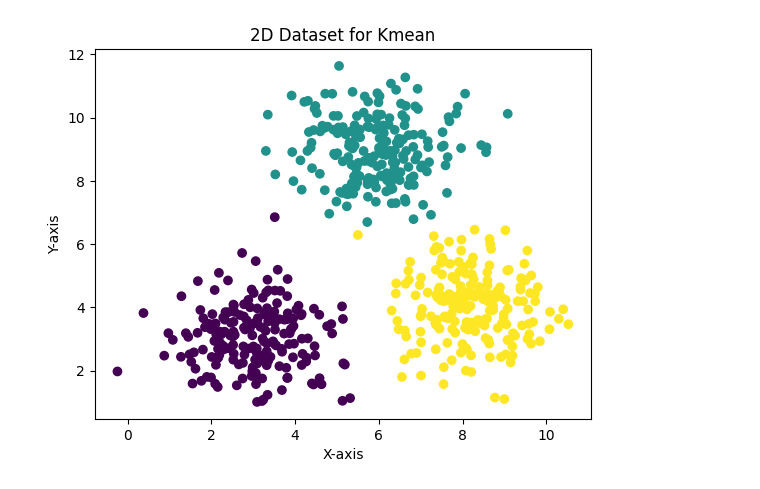
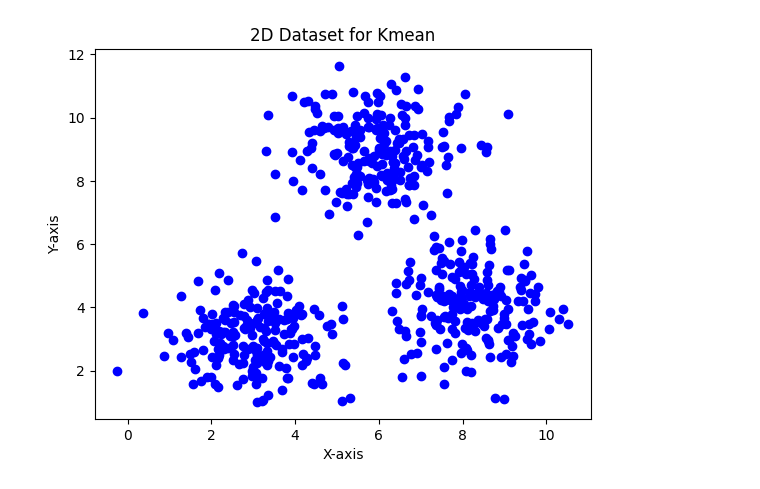
Before and after one commit to ChauBacHozz/ML_algorithms_from_scratch, a Jupyter notebook: KMean/Kmean.ipynb, the cells around one changed output. Saved outputs shown, nothing was run; the diff lists cells and outputs as text; code cells hidden in the pictures.

```diff
--- a/KMean/Kmean.ipynb
+++ b/KMean/Kmean.ipynb
@@ -6,20 +7,19 @@ from scipy.spatial.distance import cdist
 # %%
 np.random.seed(42)
 n_points = 200
 class1_points = np.random.normal(loc=[3,3], scale=[1,1], size=(n_points, 2))
 class2_points = np.random.normal(loc=[6,9], scale=[1,1], size=(n_points, 2))
 class3_points = np.random.normal(loc=[8,4], scale=[1,1], size=(n_points, 2))
 all_points = np.concatenate([class1_points, class2_points, class3_points])
 
-labels = np.array([0] * n_points + [1] * n_points + [2] * n_points)
 
-plt.scatter(all_points[:, 0], all_points[:, 1], c=labels, cmap='viridis')
+plt.scatter(all_points[:, 0], all_points[:, 1], c='b', cmap='viridis')
 plt.title('2D Dataset for Kmean')
 plt.xlabel('X-axis')
 plt.ylabel('Y-axis')
 plt.show()
 # %% [output]
-[figure, old version]
+[figure, new version]
 # %%
 X = all_points
 k = 3
```
Also changed, not shown: parts of 7 cells of this notebook.
